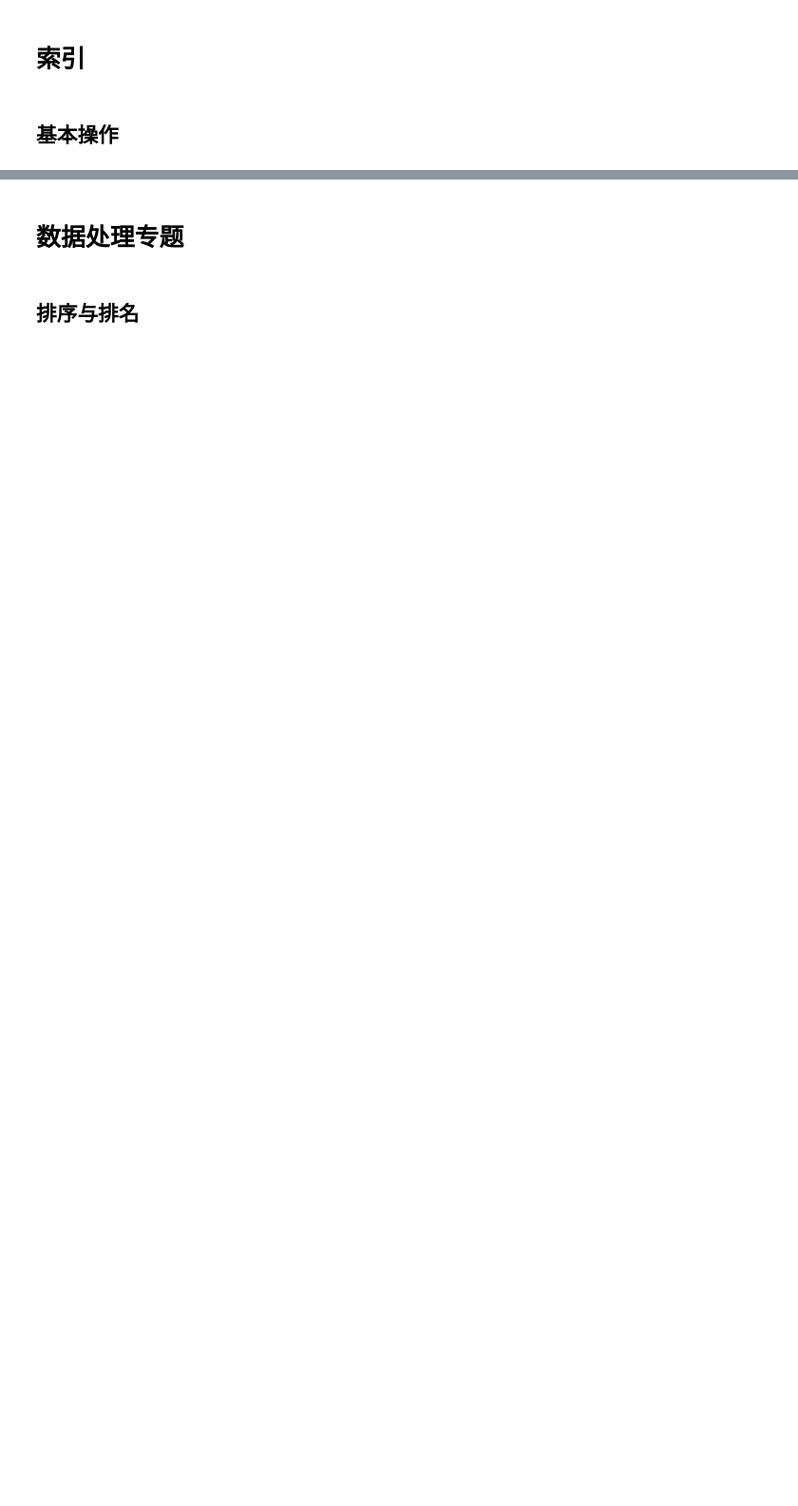
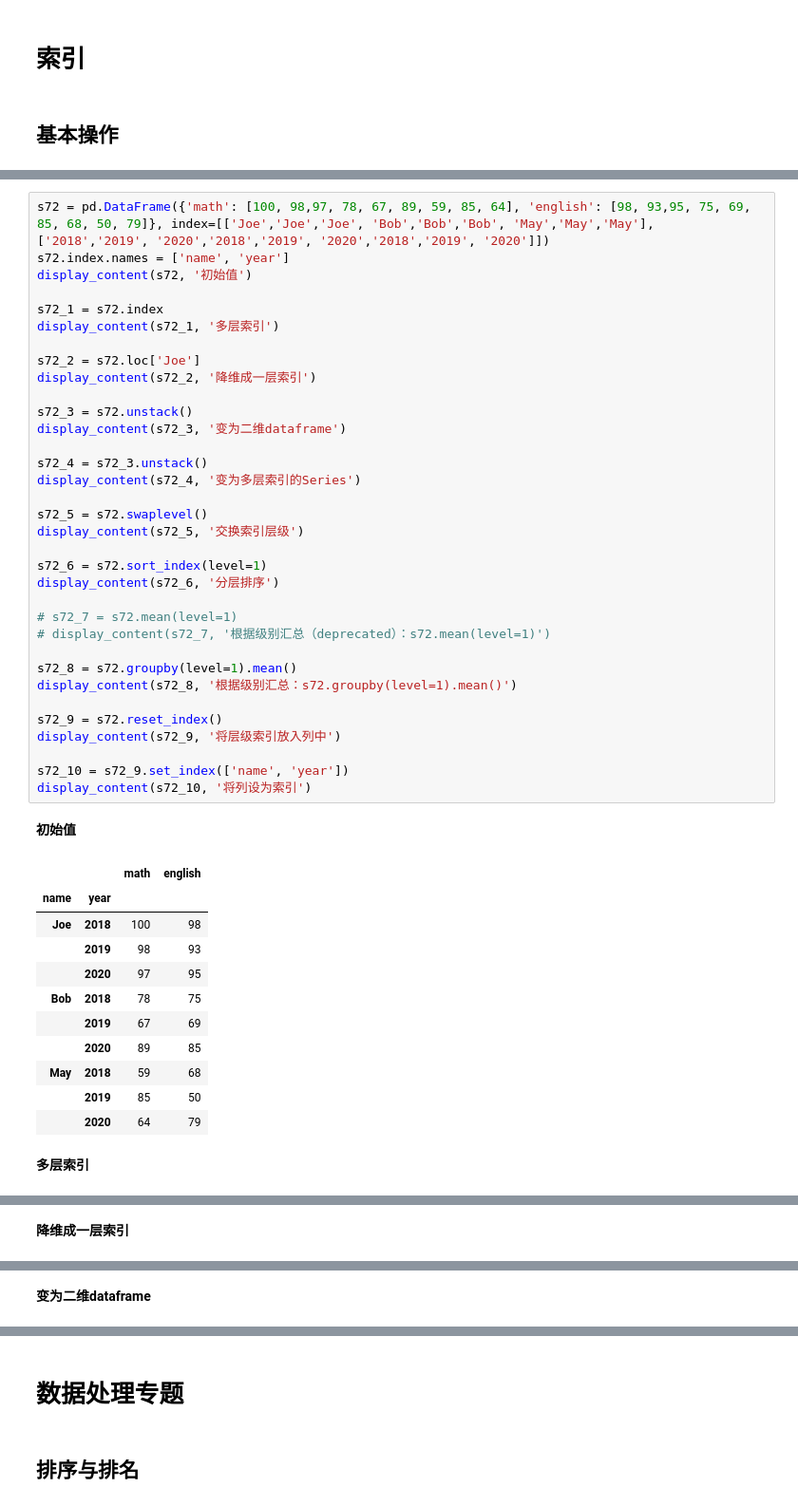
Before and after one commit to linewx/python_data_analysis, a Jupyter notebook: src/dataframe.ipynb, the cells around one changed output, grey strips where cells are left out. Shown at 95% size. Saved outputs shown, nothing was run; the diff lists cells and outputs as text; blank space fills up the shorter version.

```diff
--- a/src/dataframe.ipynb
+++ b/src/dataframe.ipynb
@@ -366,0 +379,48 @@ display_content(df71_4, '重新index,向前填充，index必须是monotonic')
+# %%
+s72 = pd.DataFrame({'math': [100, 98,97, 78, 67, 89, 59, 85, 64], 'english': [98, 93,95, 75, 69, 85, 68, 50, 79]}, index=[['Joe','Joe','Joe', 'Bob','Bob','Bob', 'May','May','May'], ['2018','2019', '2020','2018','2019', '2020','2018','2019', '2020']])
+s72.index.names = ['name', 'year']
+display_content(s72, '初始值')
+
+s72_1 = s72.index
+display_content(s72_1, '多层索引')
+
+s72_2 = s72.loc['Joe']
+display_content(s72_2, '降维成一层索引')
+
+s72_3 = s72.unstack()
+display_content(s72_3, '变为二维dataframe')
+
+s72_4 = s72_3.unstack()
+display_content(s72_4, '变为多层索引的Series')
+
+s72_5 = s72.swaplevel()
+display_content(s72_5, '交换索引层级')
+
+s72_6 = s72.sort_index(level=1)
+display_content(s72_6, '分层排序')
+
+# s72_7 = s72.mean(level=1)
+# display_content(s72_7, '根据级别汇总（deprecated）：s72.mean(level=1)')
+
+s72_8 = s72.groupby(level=1).mean()
+display_content(s72_8, '根据级别汇总：s72.groupby(level=1).mean()')
+
+s72_9 = s72.reset_index()
+display_content(s72_9, '将层级索引放入列中')
+
+s72_10 = s72_9.set_index(['name', 'year'])
+display_content(s72_10, '将列设为索引')
+# %% [output]
+**初始值**
+|  |  | math | english |
+| name | year |  |  |
+| Joe | 2018 | 100 | 98 |
+|  | 2019 | 98 | 93 |
+|  | 2020 | 97 | 95 |
+| Bob | 2018 | 78 | 75 |
+|  | 2019 | 67 | 69 |
+|  | 2020 | 89 | 85 |
+| May | 2018 | 59 | 68 |
+|  | 2019 | 85 | 50 |
+|  | 2020 | 64 | 79 |
+**多层索引**
@@ -366,0 +437 @@ display_content(df71_4, '重新index,向前填充，index必须是monotonic')
+**降维成一层索引**
@@ -366,0 +443 @@ display_content(df71_4, '重新index,向前填充，index必须是monotonic')
+**变为二维dataframe**
```
Also changed, not shown: parts of 10 cells of this notebook, 2 other files.
